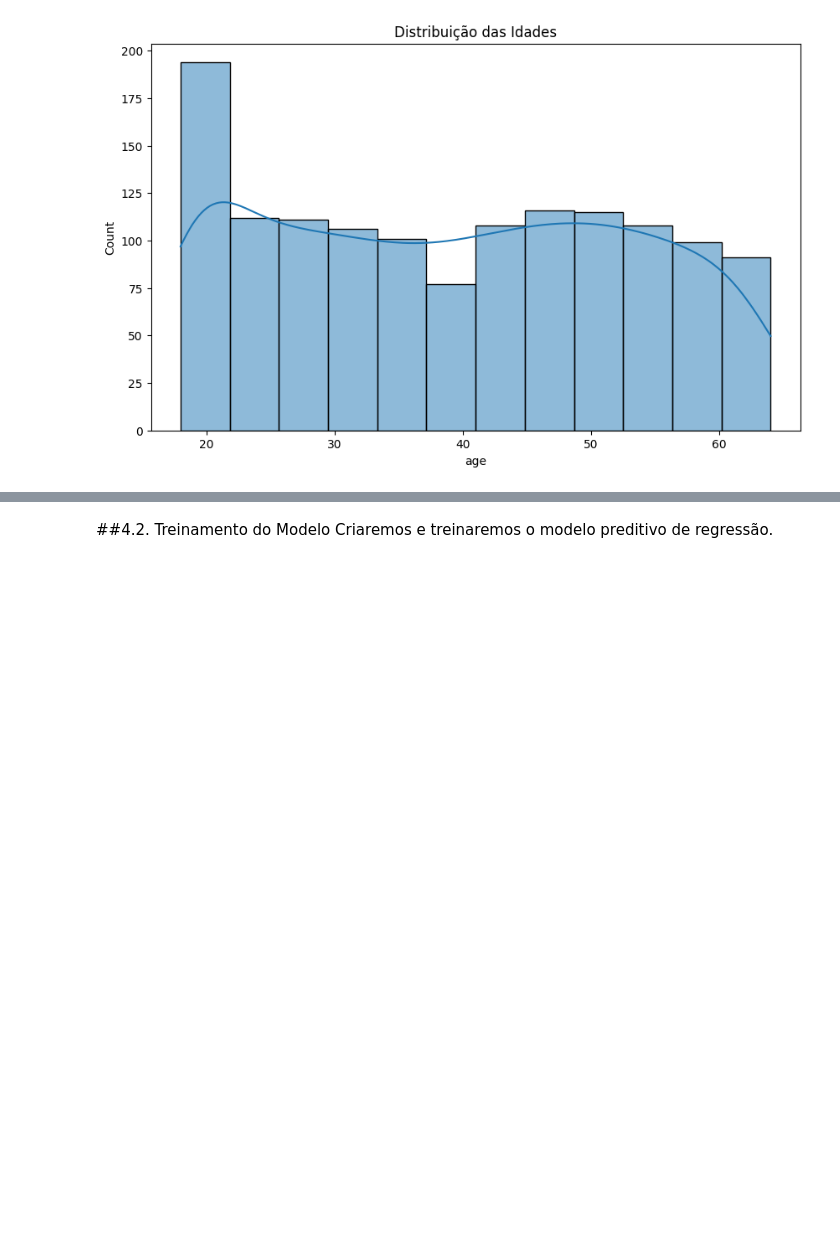
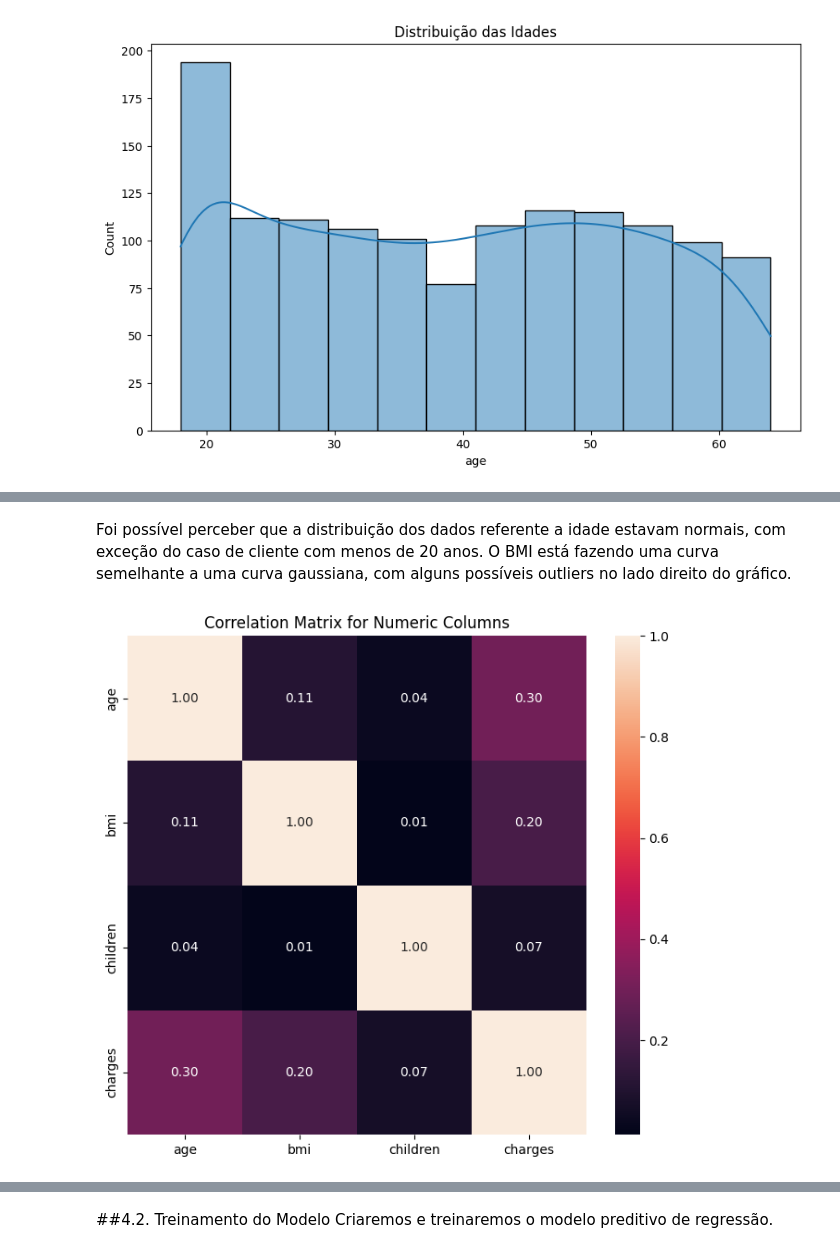
Before and after one commit to rafael2mind/tech-challenge-fase-1, a Jupyter notebook: Tech_Challenge_Grupo_38.ipynb, the cells around one changed output, grey strips where cells are left out. Saved outputs shown, nothing was run; the diff lists cells and outputs as text; code cells hidden in the pictures; blank space fills up the shorter version.

```diff
--- a/Tech_Challenge_Grupo_38.ipynb
+++ b/Tech_Challenge_Grupo_38.ipynb
@@ -117,0 +153,14 @@ plt.show()
+# %% [markdown]
+Foi possível perceber que a distribuição dos dados referente a idade estavam normais, com exceção do caso de cliente com menos de 20 anos. O BMI está fazendo uma curva semelhante a uma curva gaussiana, com alguns possíveis outliers no lado direito do gráfico.
+# %%
+# Printando grafico de correlacao
+
+import matplotlib.pyplot as plt
+import seaborn as sns
+
+plt.figure(figsize=(8, 7))
+sns.heatmap(df.drop(['sex', 'smoker', 'region'], axis=1).corr(), annot=True, fmt='.2f')
+plt.title('Correlation Matrix for Numeric Columns')
+plt.show()
+# %% [output]
+[figure, added]
```
Also changed, not shown: parts of 29 cells of this notebook.
